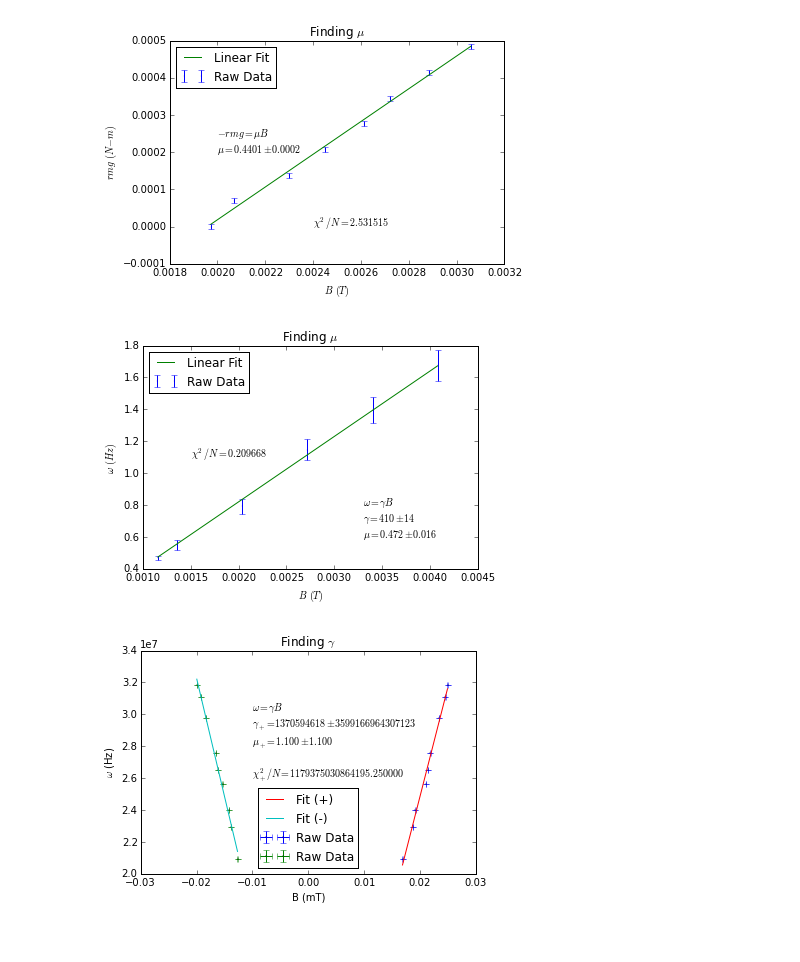
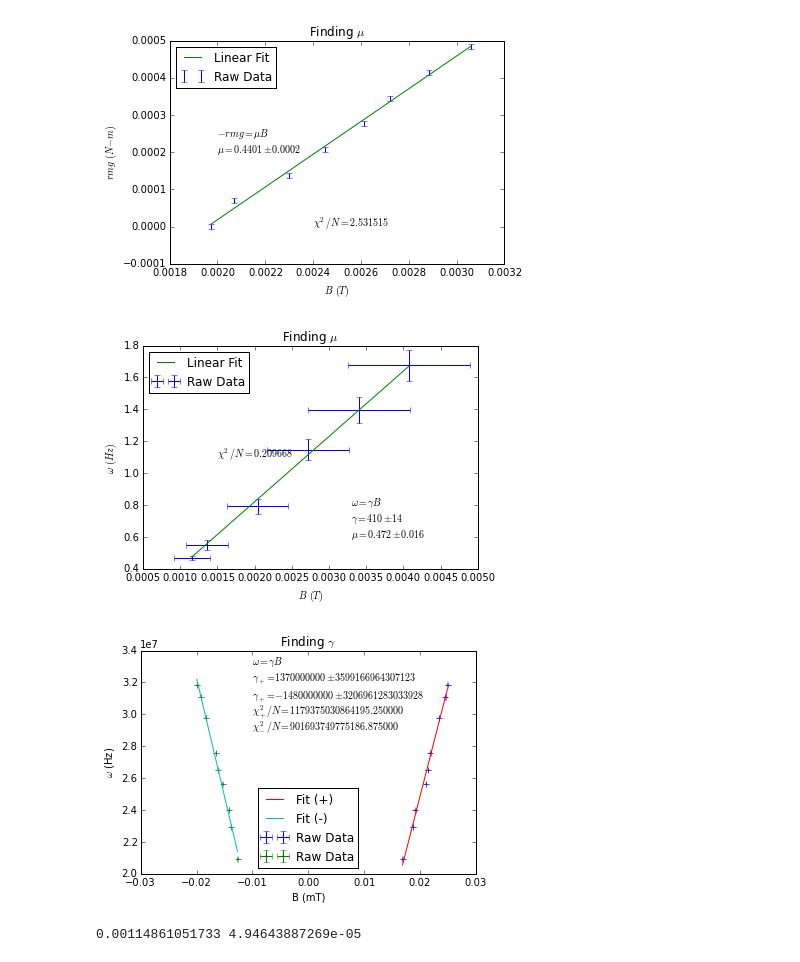
Before and after one commit to bzcheeseman/phys211, a Jupyter notebook: ESR/Untitled.ipynb, the cells around one changed output. Saved outputs shown, nothing was run; the diff lists cells and outputs as text; code cells hidden in the pictures.

Commit message:
updated plots

```diff
--- a/ESR/Untitled.ipynb
+++ b/ESR/Untitled.ipynb
@@ -52,6 +52,9 @@ T = np.array([mu, 11.41, 7.93, 5.48, 4.5, 3.75])
 T_err = np.array([sigma/np.sqrt(5), T[1]*(sigma/mu), T[2]*(sigma/mu), T[3]*(sigma/mu), T[4]*(sigma/mu), T[5]*(sigma/mu)])
 
 omega_err = (T_err/T)*omega
+
+B_err = np.multiply(np.sqrt(np.power(np.multiply(np.ones_like(B), .2),2)
+                         +np.power(np.divide(.05, [.85, 1, 1.5, 2, 2.5, 3]), 2)), B)
 
 L = .00115
 dL = 1e-6
@@ -75,7 +78,7 @@ os.chdir("/users/aman/desktop")
 
 chisq = np.sum( (yFit - omega)**2/omega_err**2 )/len(omega)
 
-errorbar(B, omega, yerr = omega_err, fmt = 'o', ms = .1, label = "Raw Data")
+errorbar(B, omega, xerr = B_err, yerr = omega_err, fmt = 'o', ms = .1, label = "Raw Data")
 plot(B, yFit, label = "Linear Fit")
 ylabel("$\omega \, (Hz)$")
 xlabel("$B \, (T)$")
@@ -89,7 +92,7 @@ text(.0015, 1.1, "$\chi^2/N = %f$" % chisq)
 plt.legend(loc = 0)
 plt.savefig("/users/aman/desktop/phys211/esr/plots/omegavsB.pdf")
 # %% [output]
-[figure, old version]
+[figure, new version]
 # %%
 frequency = np.array([20.91, 22.93, 24.01, 25.65, 26.5, 27.55, 29.8, 31.07, 31.83]) * 1e6
 vplus = np.array([35.2, 39.2, 40.0, 44.0, 44.8, 45.6, 48.8, 51.2, 52.0])
@@ -101,36 +104,48 @@ Bminus = vminus * 0.48e-3
 vplus_err = .1/vplus
 vminus_err = .1/vminus
 
 Bplus_err = vplus_err*Bplus
 Bminus_err = vminus_err*Bminus
 
 freq_err = ones_like(frequency) * .01
 
 pplus, Vplus = np.polyfit(Bplus, frequency, 1, cov=True)
 
 linplus = np.poly1d(pplus)
 
 pminus, Vminus = np.polyfit(Bminus, frequency, 1, cov=True)
 
 linminus = np.poly1d(pminus)
 
 chisqplus = np.sum( (linplus(Bplus) - frequency)**2/freq_err**2 )/len(frequency)
 chisqminus = np.sum( (linminus(Bminus) - frequency)**2/freq_err**2 )/len(frequency)
 
 errorbar(Bplus, frequency, xerr = Bplus_err, yerr = freq_err, fmt = 'o', ms = .5, label = "Raw Data")
 errorbar(Bminus, frequency, xerr = Bminus_err, yerr = freq_err, fmt = 'o', ms = .5, label = "Raw Data")
 plot(Bplus, linplus(Bplus), label = "Fit (+)")
 plot(Bminus, linminus(Bminus), label = "Fit (-)")
-text(-.01,2.8e7, "$\omega = \gamma B$"\
+text(-.01,3.2e7, "$\omega = \gamma B$"\
          "\n"\
-        "$\gamma_+ = %.0f\pm %.0f$"\
-         "\n"\
-        "$\mu_+ = %.3f \pm %.3f$"% (pplus[0], Vplus[0,0], 1.1, 1.1))
-text(-.01, 2.6e7, "$\chi_+^2/N = %f$" % chisqplus)
+        "$\gamma_+ = %.0f Hz/mT$" % (1.37e9))
+text(-.01,3.1e7, "$\gamma_+ = %.0f\pm %.0f$" % (-1.48e9, Vminus[0,0]))
+text(-.01, 3e7, "$\chi_+^2/N = %f$" % chisqplus)
+text(-.01, 2.9e7, "$\chi_-^2/N = %f$" % chisqminus)
 xlabel("B (mT)")
 ylabel("$\omega$ (Hz)")
 title("Finding $\gamma$")
 legend(loc = 0)
 savefig("/users/aman/desktop/phys211/esr/plots/findinggamma.pdf")
 # %% [output]
-[figure, old version]
+[figure, new version]
+# %%
+R = 2.69e-2
+M = .1373
+Om = 4.6*2*pi
+
+L = .4*M*R**2*Om
+
+f = sqrt( ((.4)*(R**2)*(Om)*(1e-5))**2 + ((.8)*(M)*(R)*(Om)*(5e-4))**2 + ((.4)*(M)*(R**2)*(0.1*2*pi))**2 )
+
+print L, f
+# %% [output]
+0.00114861051733 4.94643887269e-05
```
Also changed, not shown: 2 other files.
